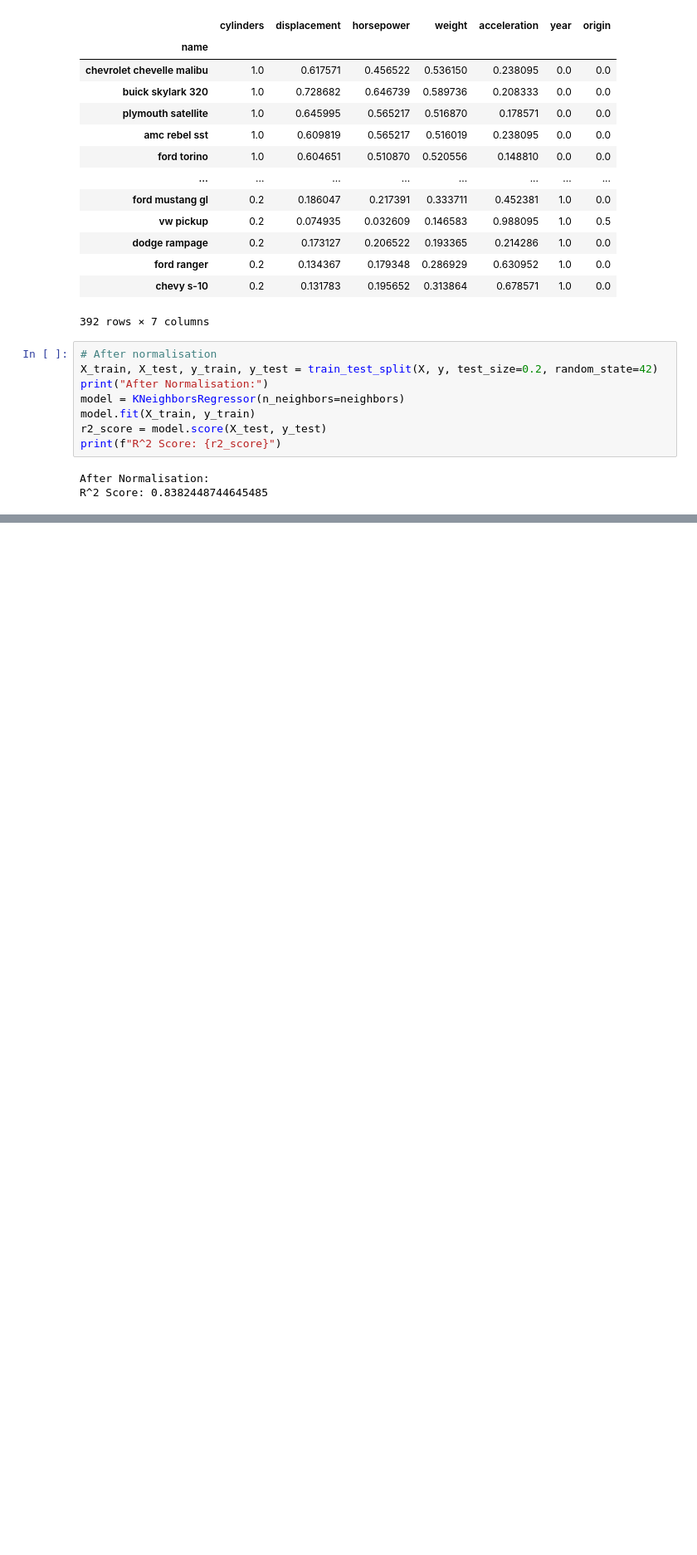
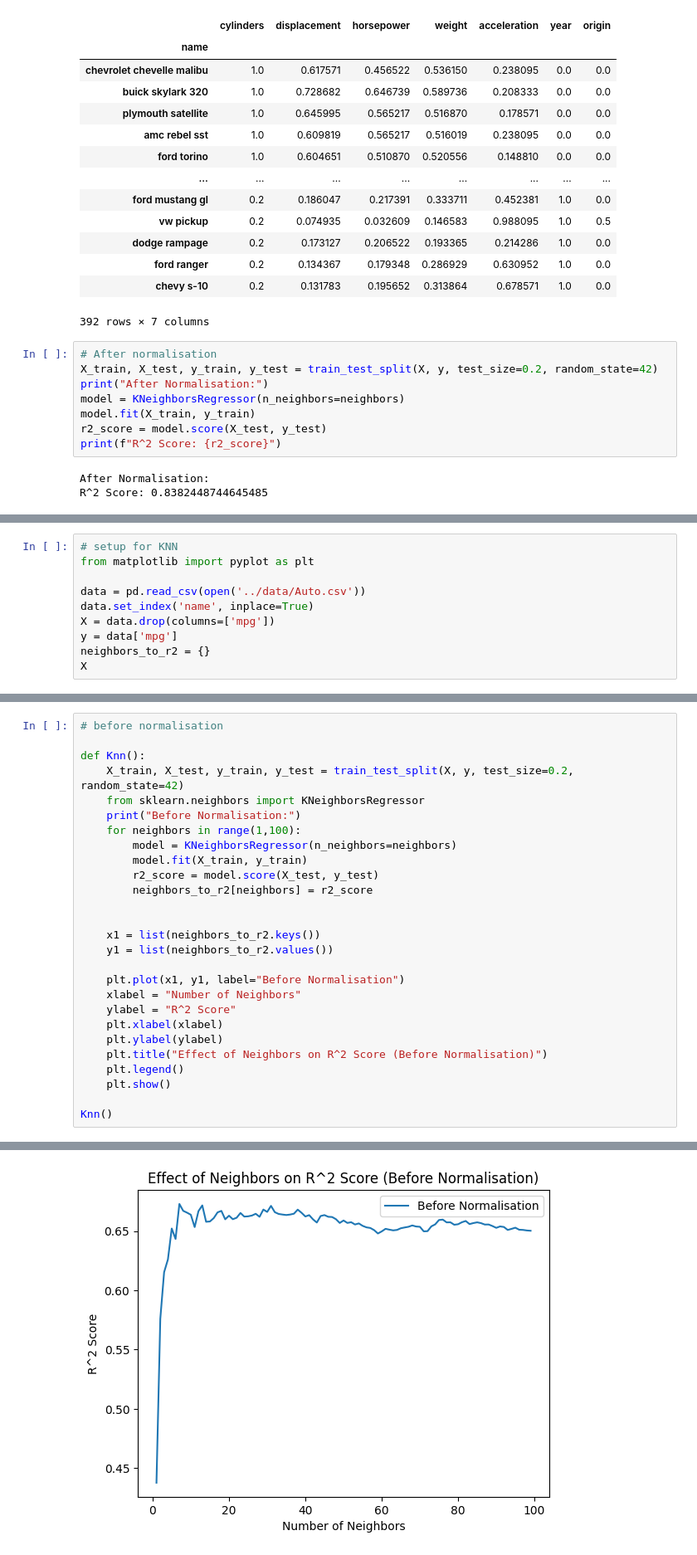
Before and after one commit to Rohan19005742/Data_Science, a Jupyter notebook: Playground/data_normalisation.IPYNB, the cells around one changed output, grey strips where cells are left out. Shown: that part at 83% size. Drawn from its saved outputs; the diff is of its cells as text; blank space fills up the shorter version.

```diff
--- a/Playground/data_normalisation.IPYNB
+++ b/Playground/data_normalisation.IPYNB
@@ -159,0 +170,10 @@ R^2 Score: 0.8382448744645485
+# %%
+# setup for KNN
+from matplotlib import pyplot as plt
+
+data = pd.read_csv(open('../data/Auto.csv'))
+data.set_index('name', inplace=True)
+X = data.drop(columns=['mpg'])
+y = data['mpg']
+neighbors_to_r2 = {}
+X
@@ -159,0 +195,28 @@ R^2 Score: 0.8382448744645485
+# %%
+# before normalisation
+
+def Knn():
+    X_train, X_test, y_train, y_test = train_test_split(X, y, test_size=0.2, random_state=42)
+    from sklearn.neighbors import KNeighborsRegressor
+    print("Before Normalisation:")
+    for neighbors in range(1,100):
+        model = KNeighborsRegressor(n_neighbors=neighbors)
+        model.fit(X_train, y_train)
+        r2_score = model.score(X_test, y_test)
+        neighbors_to_r2[neighbors] = r2_score
+
+
+    x1 = list(neighbors_to_r2.keys())
+    y1 = list(neighbors_to_r2.values())
+
+    plt.plot(x1, y1, label="Before Normalisation")
+    xlabel = "Number of Neighbors"
+    ylabel = "R^2 Score"
+    plt.xlabel(xlabel)
+    plt.ylabel(ylabel)
+    plt.title("Effect of Neighbors on R^2 Score (Before Normalisation)")
+    plt.legend()
+    plt.show()
+
+Knn()
+# %% [output]
@@ -159,0 +224 @@ R^2 Score: 0.8382448744645485
+[figure, added]
```
Also changed, not shown: parts of 5 cells of this notebook.
